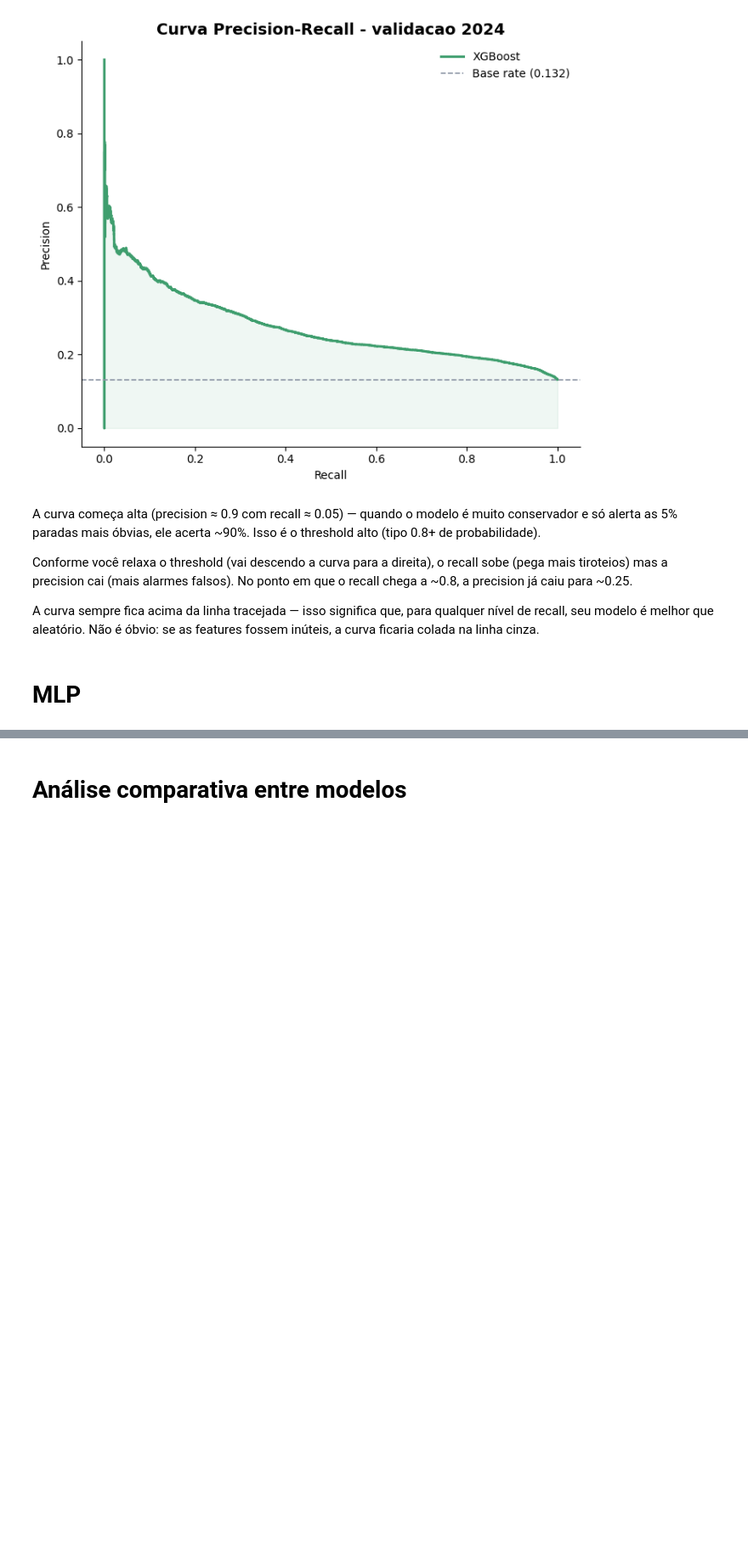
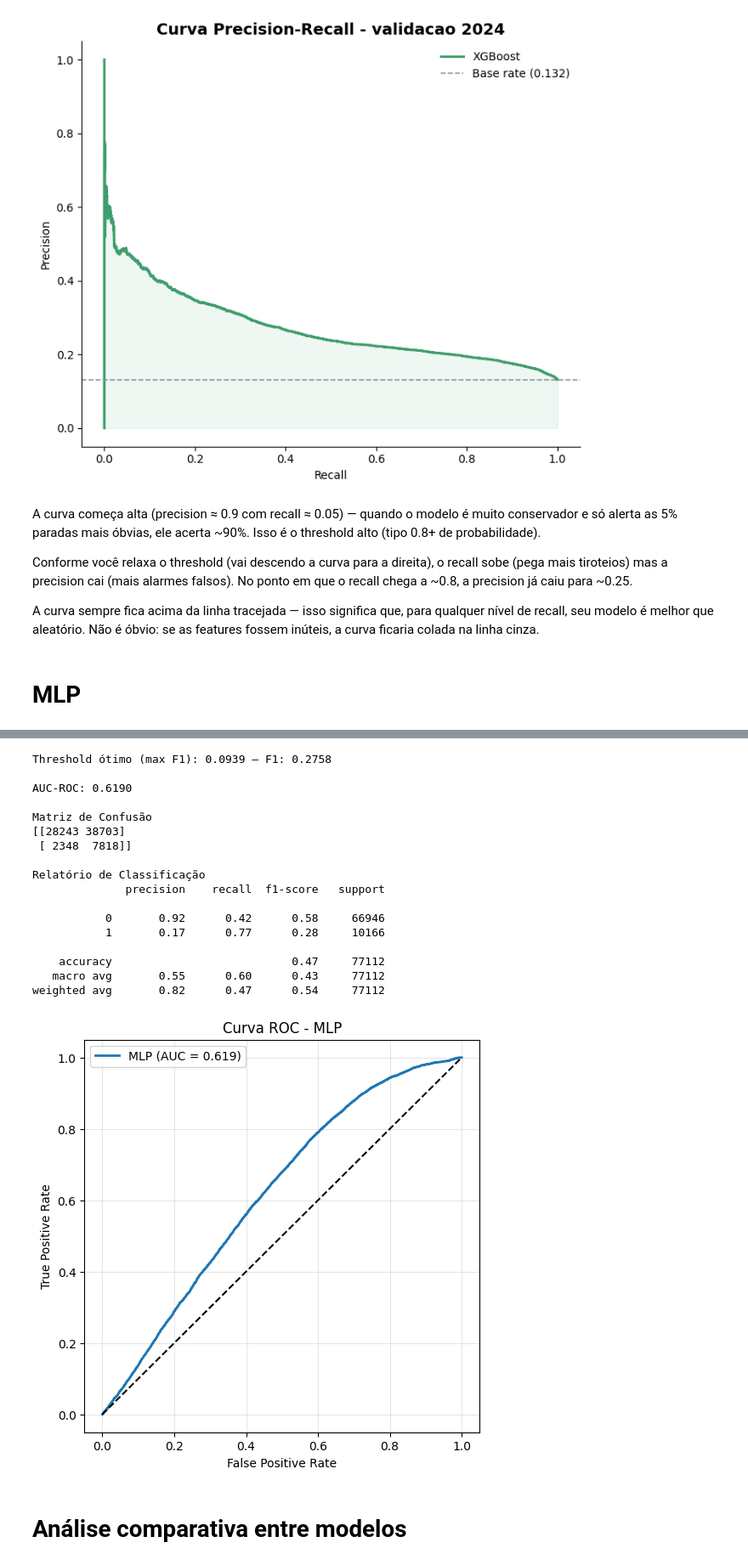
Before and after one commit to viniciusemaciel/riomobianalytics, a Jupyter notebook: modelo-treinamento.ipynb, the cells around one changed output, grey strips where cells are left out. Shown at 85% size. Cells and saved outputs as stored; diff of their text form; code cells hidden in the pictures; blank space fills up the shorter version.

```diff
--- a/modelo-treinamento.ipynb
+++ b/modelo-treinamento.ipynb
@@ -476,2 +758,18 @@ A curva sempre fica acima da linha tracejada — isso significa que, para qualqu
 # %%
 # treino do MLP (sklearn MLPClassifier — 2 camadas ocultas, early stopping)
+from sklearn.neural_network import MLPClassifier
+
+mlp_model = MLPClassifier(
+    **grid_mlp.best_params_,
+    activation="relu",
+    solver="adam",
+    early_stopping=True,
+    validation_fraction=0.1,
+    max_iter=500,
+    random_state=42
+)
+
+t0 = time.time()
+mlp_model.fit(X_train_scaled, y_train)
+tempo_mlp = time.time() - t0
+print(f"Tempo de treino: {tempo_mlp:.2f}s")
@@ -478,4 +778,67 @@ A curva sempre fica acima da linha tracejada — isso significa que, para qualqu
 # %%
 # avaliação do MLP no val — AUC-ROC, matriz de confusão
+# usa threshold ótimo (não 0.5) porque o dataset é desbalanceado (~13% positivo)
+
+from sklearn.metrics import (
+    roc_auc_score, roc_curve, precision_recall_curve,
+    confusion_matrix, classification_report
+)
+
+# Probabilidades previstas
+y_pred_prob_mlp = mlp_model.predict_proba(X_val_scaled)[:, 1]
+
+# --- Busca do threshold ótimo via F1-score na validação ---
+precisions_mlp, recalls_mlp, thresholds_pr_mlp = precision_recall_curve(y_val, y_pred_prob_mlp)
+f1_scores_mlp = 2 * (precisions_mlp[:-1] * recalls_mlp[:-1]) / (precisions_mlp[:-1] + recalls_mlp[:-1] + 1e-9)
+best_idx_mlp = np.argmax(f1_scores_mlp)
+best_threshold_mlp = thresholds_pr_mlp[best_idx_mlp]
+print(f'Threshold ótimo (max F1): {best_threshold_mlp:.4f} — F1: {f1_scores_mlp[best_idx_mlp]:.4f}')
+
+# Classes previstas com threshold ótimo
+y_pred_mlp = (y_pred_prob_mlp >= best_threshold_mlp).astype(int)
+
+# AUC
+auc_mlp = roc_auc_score(y_val, y_pred_prob_mlp)
+print(f'\nAUC-ROC: {auc_mlp:.4f}')
+
+# Matriz de confusão
+cm = confusion_matrix(y_val, y_pred_mlp)
+print('\nMatriz de Confusão')
+print(cm)
+
+print('\nRelatório de Classificação')
+print(classification_report(y_val, y_pred_mlp, zero_division=0))
+
+# Curva ROC
+fpr_mlp, tpr_mlp, _ = roc_curve(y_val, y_pred_prob_mlp)
+
+plt.figure(figsize=(6,6))
+plt.plot(fpr_mlp, tpr_mlp, lw=2, label=f'MLP (AUC = {auc_mlp:.3f})')
+plt.plot([0,1], [0,1], 'k--')
+plt.xlabel('False Positive Rate')
+plt.ylabel('True Positive Rate')
+plt.title('Curva ROC - MLP')
+plt.legend()
+plt.grid(alpha=0.3)
+plt.show()
+# %% [output]
+Threshold ótimo (max F1): 0.0939 — F1: 0.2758
+
+AUC-ROC: 0.6190
+
+Matriz de Confusão
+[[28243 38703]
+ [ 2348  7818]]
+
+Relatório de Classificação
+              precision    recall  f1-score   support
+
+           0       0.92      0.42      0.58     66946
+           1       0.17      0.77      0.28     10166
+
+    accuracy                           0.47     77112
+   macro avg       0.55      0.60      0.43     77112
+weighted avg       0.82      0.47      0.54     77112
+[figure, added]
 # %% [markdown]
 # Análise comparativa entre modelos
```
Also changed, not shown: parts of 14 cells of this notebook, 10 other files.
